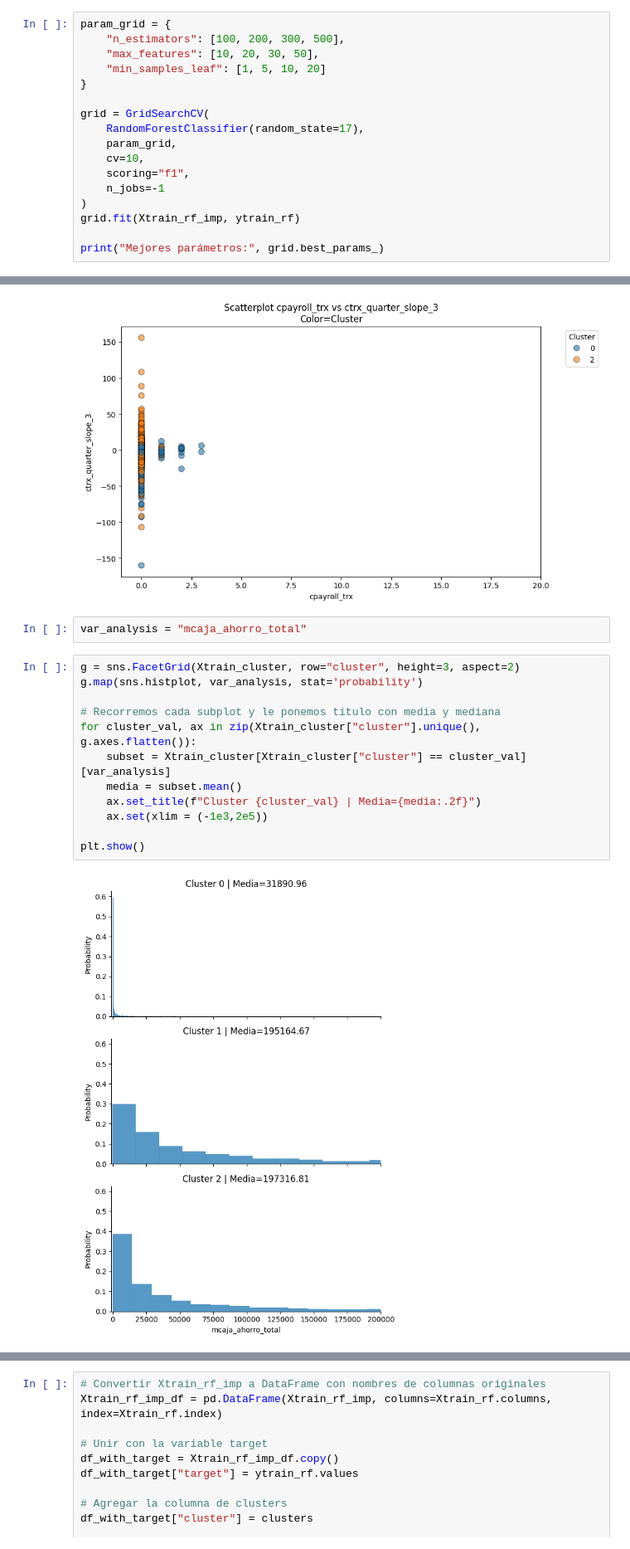
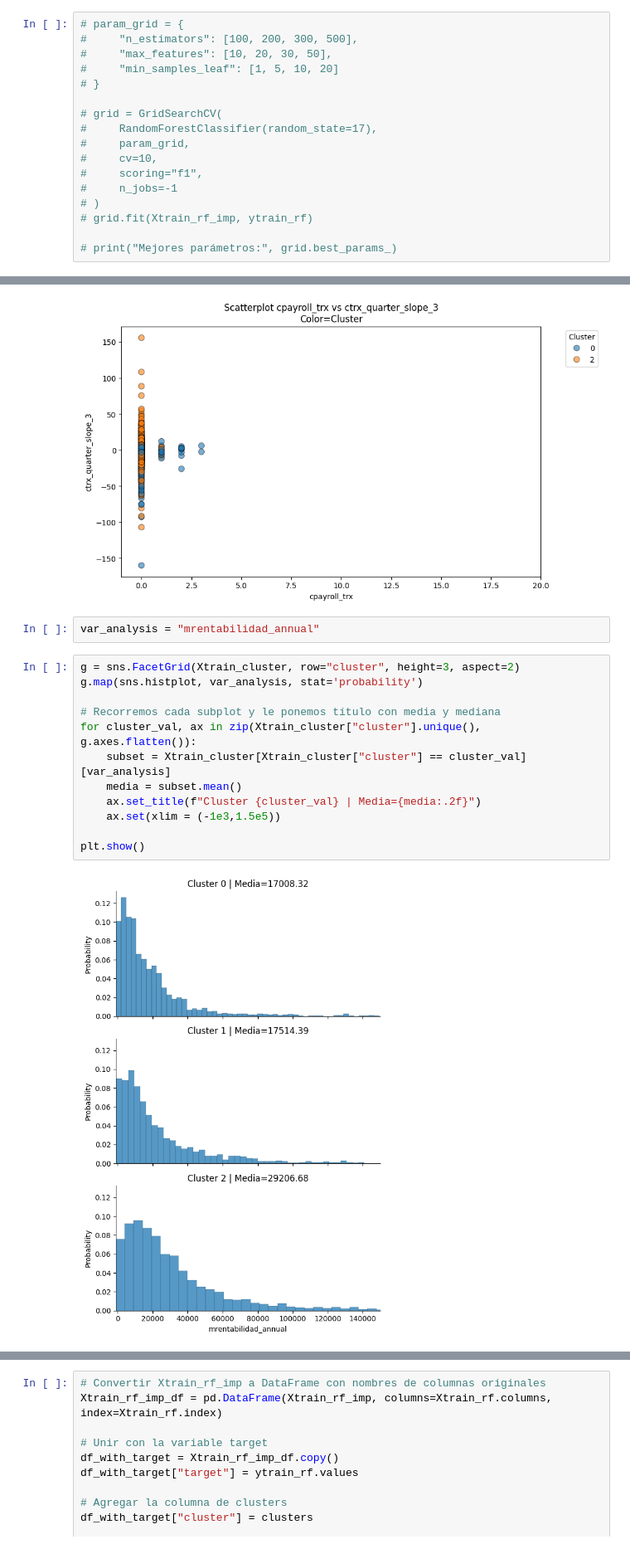
Before and after one commit to pfranzd/dmeyf2025, a Jupyter notebook: src/tp/z502_Segmentacion.ipynb, the cells around one changed output, grey strips where cells are left out. Shown: that part at 83% size. Cells and saved outputs as stored; diff of their text form.

```diff
--- a/src/tp/z502_Segmentacion.ipynb
+++ b/src/tp/z502_Segmentacion.ipynb
@@ -79,19 +79,19 @@ model.fit(Xtrain_rf_imp, ytrain_rf)
 # %% [output]
 RandomForestClassifier(max_features=30, min_samples_leaf=20, random_state=17)
 # %%
-param_grid = {
-    "n_estimators": [100, 200, 300, 500],
-    "max_features": [10, 20, 30, 50],
-    "min_samples_leaf": [1, 5, 10, 20]
-}
+# param_grid = {
+#     "n_estimators": [100, 200, 300, 500],
+#     "max_features": [10, 20, 30, 50],
+#     "min_samples_leaf": [1, 5, 10, 20]
+# }
 
-grid = GridSearchCV(
-    RandomForestClassifier(random_state=17),
-    param_grid,
-    cv=10,
-    scoring="f1",
-    n_jobs=-1
-)
-grid.fit(Xtrain_rf_imp, ytrain_rf)
+# grid = GridSearchCV(
+#     RandomForestClassifier(random_state=17),
+#     param_grid,
+#     cv=10,
+#     scoring="f1",
+#     n_jobs=-1
+# )
+# grid.fit(Xtrain_rf_imp, ytrain_rf)
 
-print("Mejores parámetros:", grid.best_params_)
+# print("Mejores parámetros:", grid.best_params_)
@@ -633,21 +631,21 @@ scatter_clusters(Xtrain_cluster.loc[Xtrain_cluster['cluster'] != 1], "cpayroll_t
 # %% [output]
 [figure]
 # %%
-var_analysis = "mcaja_ahorro_total"
+var_analysis = "mrentabilidad_annual"
 # %%
 g = sns.FacetGrid(Xtrain_cluster, row="cluster", height=3, aspect=2)
 g.map(sns.histplot, var_analysis, stat='probability')
 
 # Recorremos cada subplot y le ponemos título con media y mediana
 for cluster_val, ax in zip(Xtrain_cluster["cluster"].unique(), g.axes.flatten()):
     subset = Xtrain_cluster[Xtrain_cluster["cluster"] == cluster_val][var_analysis]
     media = subset.mean()
     ax.set_title(f"Cluster {cluster_val} | Media={media:.2f}")
-    ax.set(xlim = (-1e3,2e5))
+    ax.set(xlim = (-1e3,1.5e5))
 
 plt.show()
 # %% [output]
-[figure, old version]
+[figure, new version]
 # %%
 g = sns.FacetGrid(Xtrain_cluster, row="cluster", height=3, aspect=2)
 g.map(sns.histplot, var_analysis, stat='probability')
```
Also changed, not shown: parts of 5 cells of this notebook, 8 other files.
